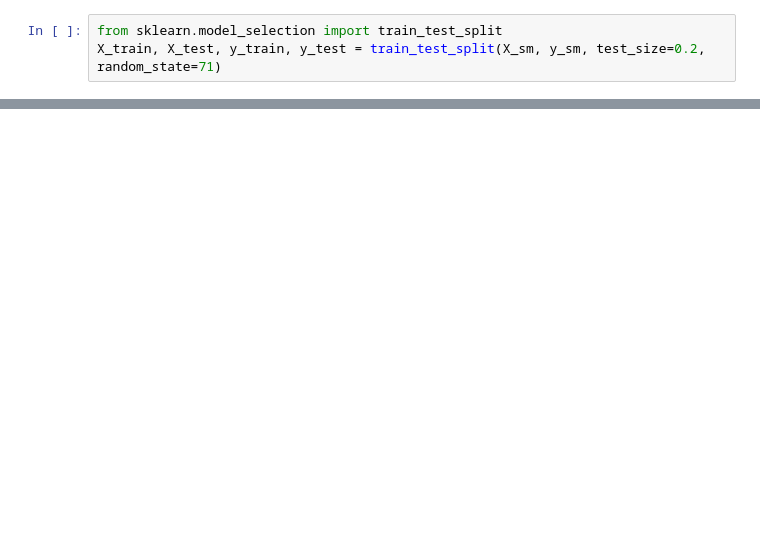
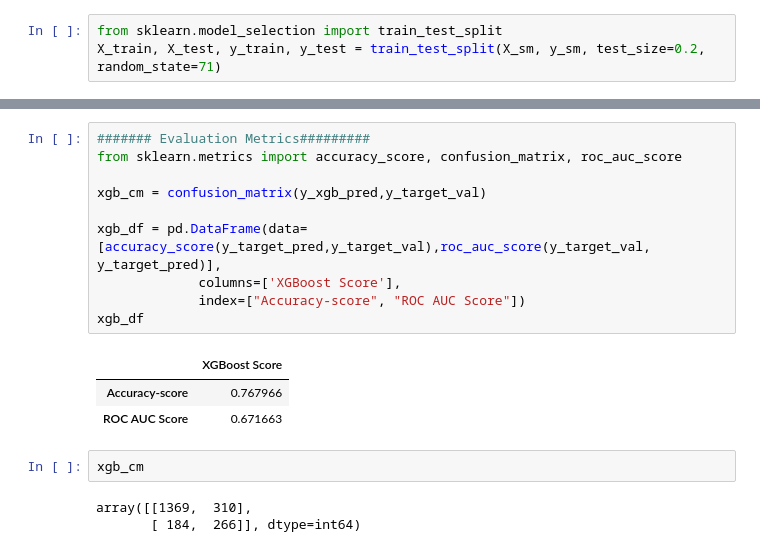
Before and after one commit to jyyy750/HR_Analytics_project, a Jupyter notebook: HR_analytics.ipynb, the cells around one changed output, grey strips where cells are left out. Drawn from its saved outputs; the diff is of its cells as text; blank space fills up the shorter version.

```diff
--- a/HR_analytics.ipynb
+++ b/HR_analytics.ipynb
@@ -658,0 +797,19 @@ ax0.set_xticklabels(ax0.get_xticklabels(), fontfamily='serif', rotation=0, fonts
+# %%
+####### Evaluation Metrics#########
+from sklearn.metrics import accuracy_score, confusion_matrix, roc_auc_score
+
+xgb_cm = confusion_matrix(y_xgb_pred,y_target_val)
+
+xgb_df = pd.DataFrame(data=[accuracy_score(y_target_pred,y_target_val),roc_auc_score(y_target_val, y_target_pred)],
+             columns=['XGBoost Score'],
+             index=["Accuracy-score", "ROC AUC Score"])
+xgb_df
+# %% [output]
+|  | XGBoost Score |
+| Accuracy-score | 0.767966 |
+| ROC AUC Score | 0.671663 |
+# %%
+xgb_cm
+# %% [output]
+array([[1369,  310],
+       [ 184,  266]], dtype=int64)
```
Also changed, not shown: parts of 44 cells of this notebook.
